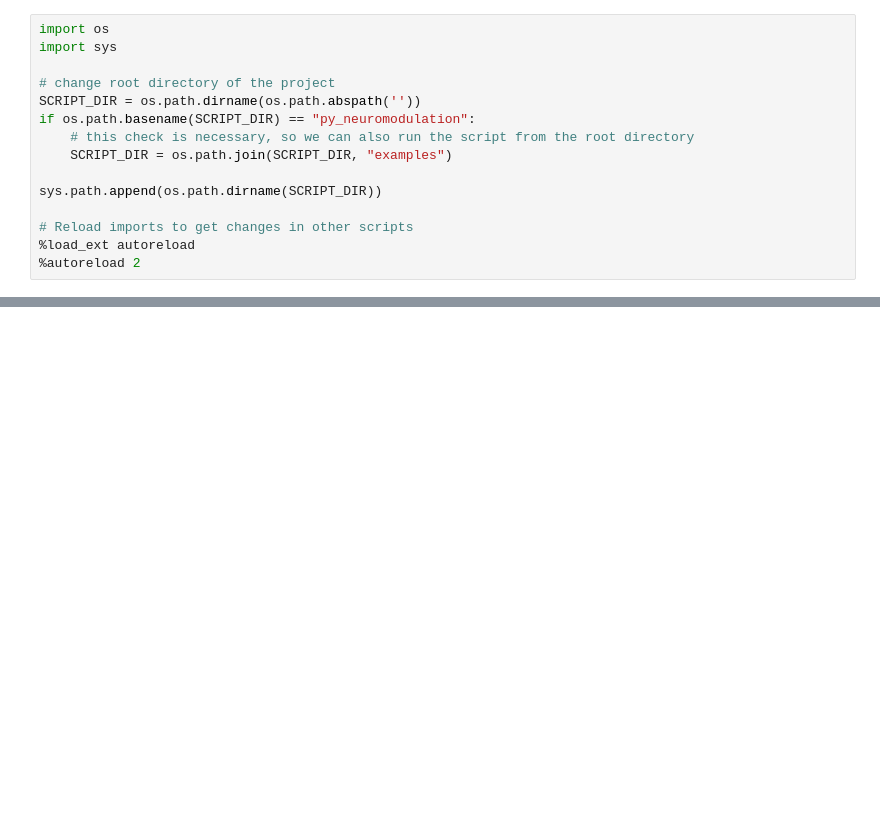
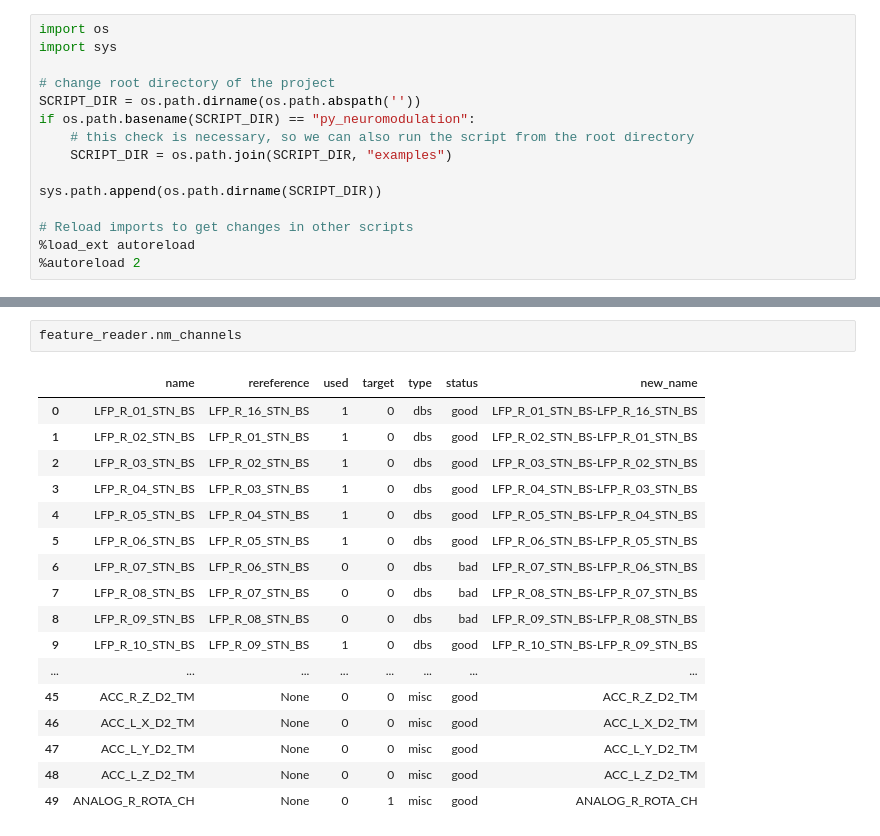
Before and after one commit to neuromodulation/py_neuromodulation, a Jupyter notebook: examples/example_decodingML.ipynb, the cells around one changed output, grey strips where cells are left out. Drawn from its saved outputs; the diff is of its cells as text; blank space fills up the shorter version.

```diff
--- a/examples/example_decodingML.ipynb
+++ b/examples/example_decodingML.ipynb
@@ -135,0 +71,20 @@ nm_channels
+# %%
+feature_reader.nm_channels
+# %% [output]
+|  | name | rereference | used | target | type | status | new_name |
+| 0 | LFP_R_01_STN_BS | LFP_R_16_STN_BS | 1 | 0 | dbs | good | LFP_R_01_STN_BS-LFP_R_16_STN_BS |
+| 1 | LFP_R_02_STN_BS | LFP_R_01_STN_BS | 1 | 0 | dbs | good | LFP_R_02_STN_BS-LFP_R_01_STN_BS |
+| 2 | LFP_R_03_STN_BS | LFP_R_02_STN_BS | 1 | 0 | dbs | good | LFP_R_03_STN_BS-LFP_R_02_STN_BS |
+| 3 | LFP_R_04_STN_BS | LFP_R_03_STN_BS | 1 | 0 | dbs | good | LFP_R_04_STN_BS-LFP_R_03_STN_BS |
+| 4 | LFP_R_05_STN_BS | LFP_R_04_STN_BS | 1 | 0 | dbs | good | LFP_R_05_STN_BS-LFP_R_04_STN_BS |
+| 5 | LFP_R_06_STN_BS | LFP_R_05_STN_BS | 1 | 0 | dbs | good | LFP_R_06_STN_BS-LFP_R_05_STN_BS |
+| 6 | LFP_R_07_STN_BS | LFP_R_06_STN_BS | 0 | 0 | dbs | bad | LFP_R_07_STN_BS-LFP_R_06_STN_BS |
+| 7 | LFP_R_08_STN_BS | LFP_R_07_STN_BS | 0 | 0 | dbs | bad | LFP_R_08_STN_BS-LFP_R_07_STN_BS |
+| 8 | LFP_R_09_STN_BS | LFP_R_08_STN_BS | 0 | 0 | dbs | bad | LFP_R_09_STN_BS-LFP_R_08_STN_BS |
+| 9 | LFP_R_10_STN_BS | LFP_R_09_STN_BS | 1 | 0 | dbs | good | LFP_R_10_STN_BS-LFP_R_09_STN_BS |
+| ... | ... | ... | ... | ... | ... | ... | ... |
+| 45 | ACC_R_Z_D2_TM | None | 0 | 0 | misc | good | ACC_R_Z_D2_TM |
+| 46 | ACC_L_X_D2_TM | None | 0 | 0 | misc | good | ACC_L_X_D2_TM |
+| 47 | ACC_L_Y_D2_TM | None | 0 | 0 | misc | good | ACC_L_Y_D2_TM |
+| 48 | ACC_L_Z_D2_TM | None | 0 | 0 | misc | good | ACC_L_Z_D2_TM |
+| 49 | ANALOG_R_ROTA_CH | None | 0 | 1 | misc | good | ANALOG_R_ROTA_CH |
```
Also changed, not shown: parts of 15 cells of this notebook.
